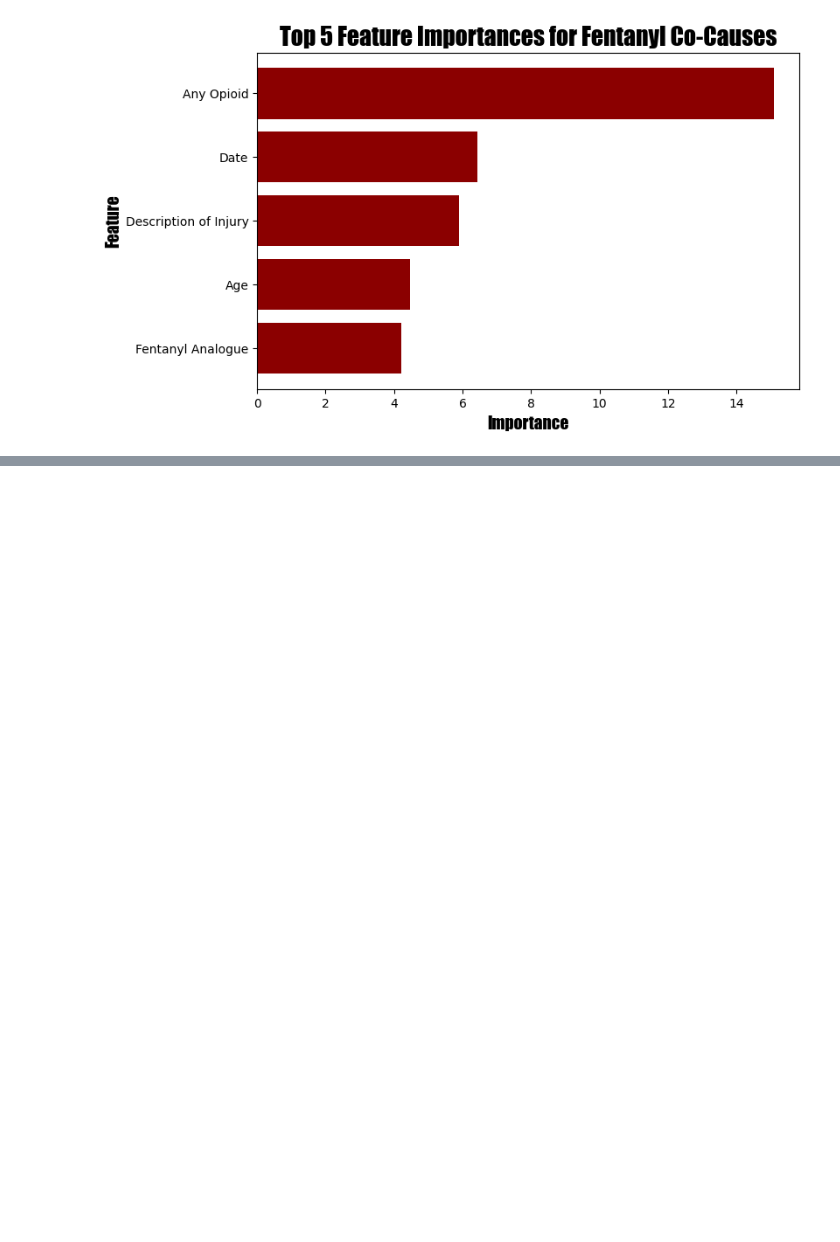
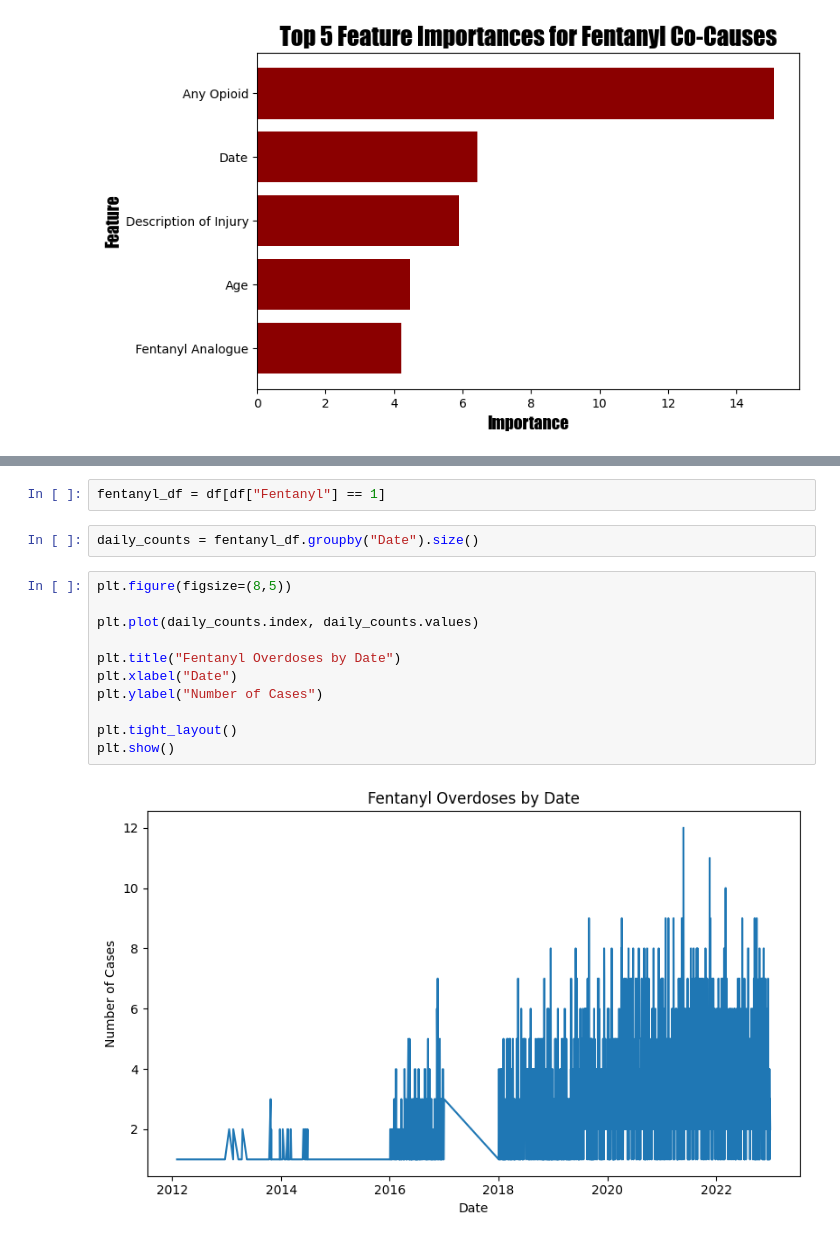
Before and after one commit to ellaprince90/Drug-Data, a Jupyter notebook: Drug Data Interpreted.ipynb, the cells around one changed output, grey strips where cells are left out. Saved outputs shown, nothing was run; the diff lists cells and outputs as text; blank space fills up the shorter version.

Commit message:
Working on visualization of Fentanyl by date

```diff
--- a/Drug Data Interpreted.ipynb
+++ b/Drug Data Interpreted.ipynb
@@ -360,0 +370,17 @@ plt.show()
+# %%
+fentanyl_df = df[df["Fentanyl"] == 1]
+# %%
+daily_counts = fentanyl_df.groupby("Date").size()
+# %%
+plt.figure(figsize=(8,5))
+
+plt.plot(daily_counts.index, daily_counts.values)
+
+plt.title("Fentanyl Overdoses by Date")
+plt.xlabel("Date")
+plt.ylabel("Number of Cases")
+
+plt.tight_layout()
+plt.show()
+# %% [output]
+[figure, added]
```
Also changed, not shown: parts of 1 cell of this notebook.
